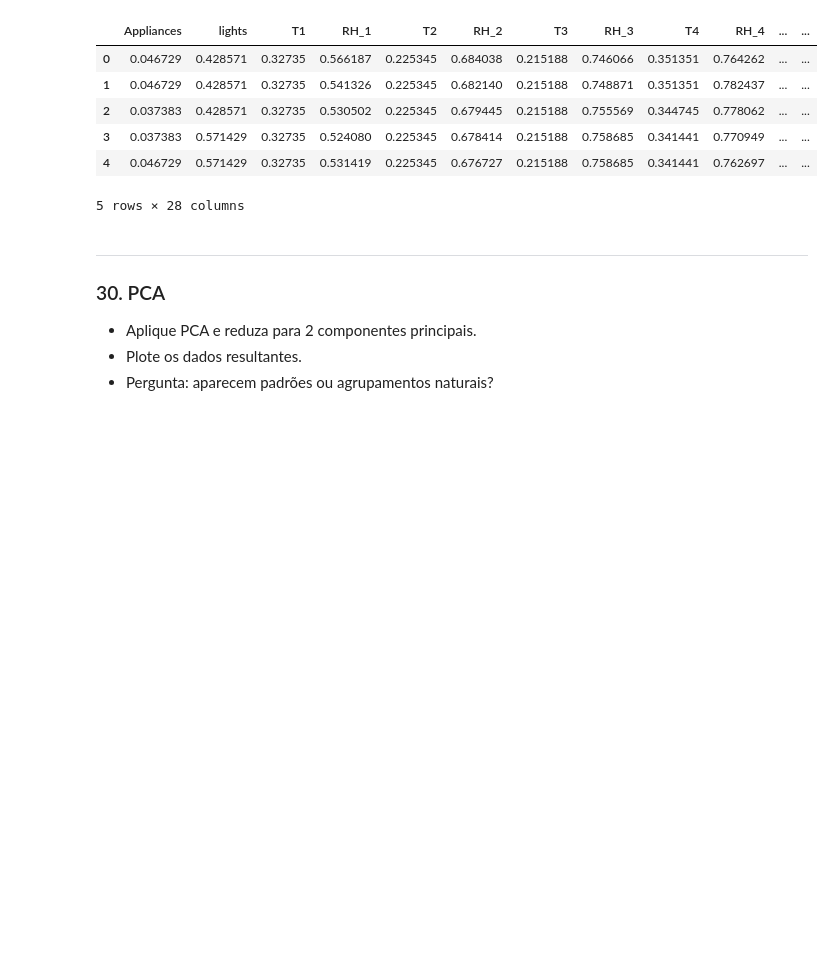
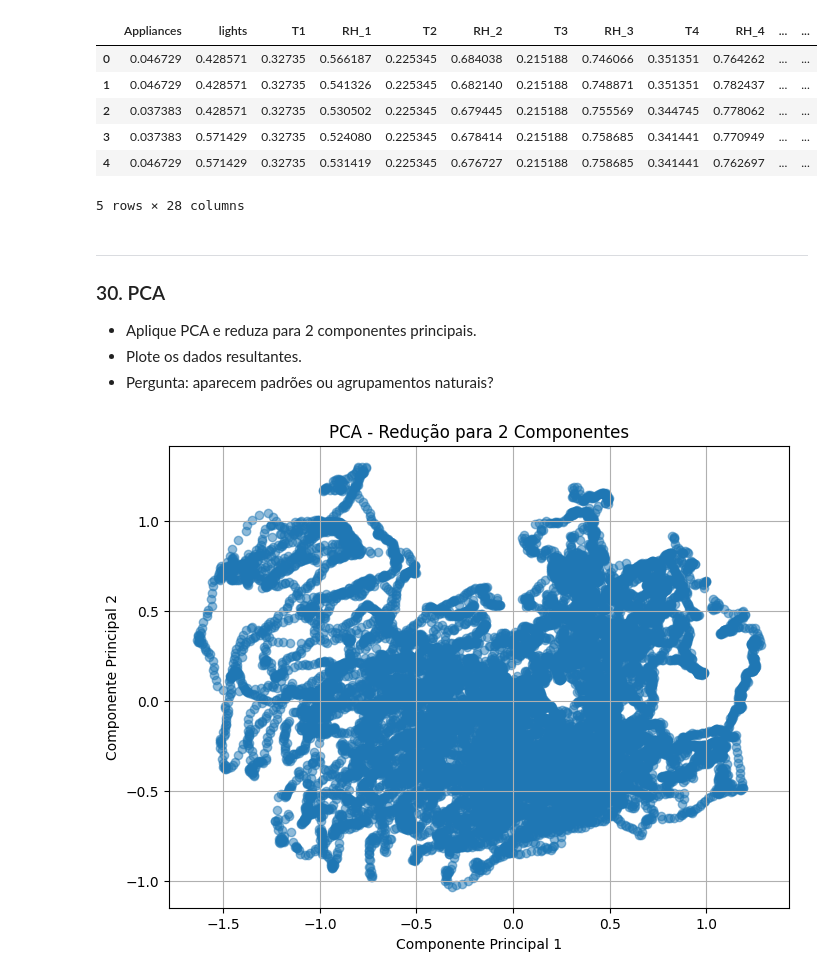
Before and after one commit to Entrega-CheckPoint/IOT-IOB-GENERATIVE-IA-CP04, a Jupyter notebook: parte-3.ipynb, the cells around one changed output. Saved outputs shown, nothing was run; the diff lists cells and outputs as text; code cells hidden in the pictures; blank space fills up the shorter version.

```diff
--- a/parte-3.ipynb
+++ b/parte-3.ipynb
@@ -196,3 +196,23 @@ df_scaled.head()
 - Aplique PCA e reduza para 2 componentes principais.
 - Plote os dados resultantes.
 - Pergunta: aparecem padrões ou agrupamentos naturais?
+# %%
+from sklearn.decomposition import PCA
+
+# PCA para 2 componentes principais
+pca = PCA(n_components=2)
+df_pca = pca.fit_transform(df_scaled)
+
+# Criar DataFrame com resultados
+df_pca = pd.DataFrame(df_pca, columns=["PC1", "PC2"])
+
+# Plotando os dados no espaço PCA
+plt.figure(figsize=(8,6))
+plt.scatter(df_pca["PC1"], df_pca["PC2"], alpha=0.5)
+plt.xlabel("Componente Principal 1")
+plt.ylabel("Componente Principal 2")
+plt.title("PCA - Redução para 2 Componentes")
+plt.grid(True)
+plt.show()
+# %% [output]
+[figure, added]
```
Also changed, not shown: parts of 8 cells of this notebook.
